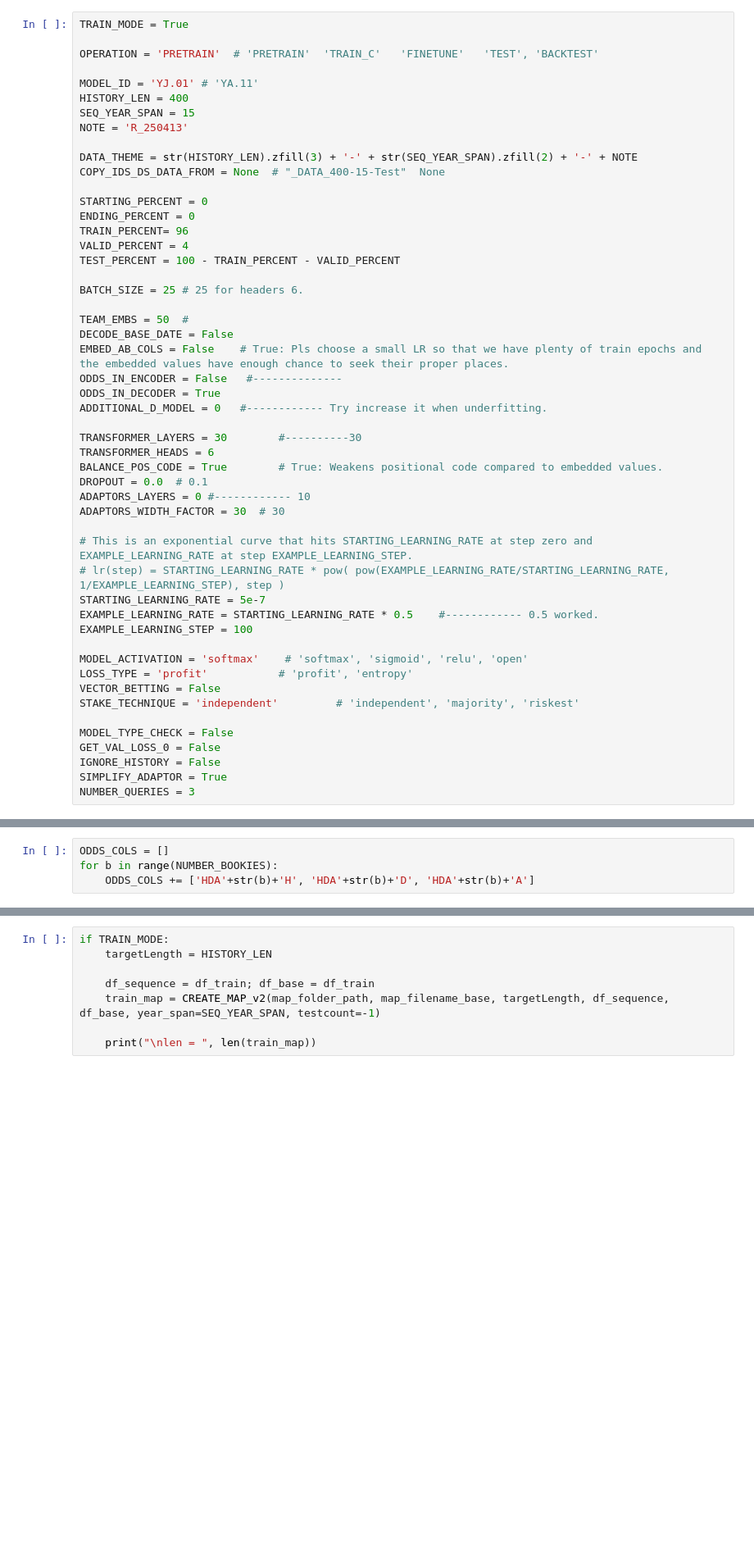
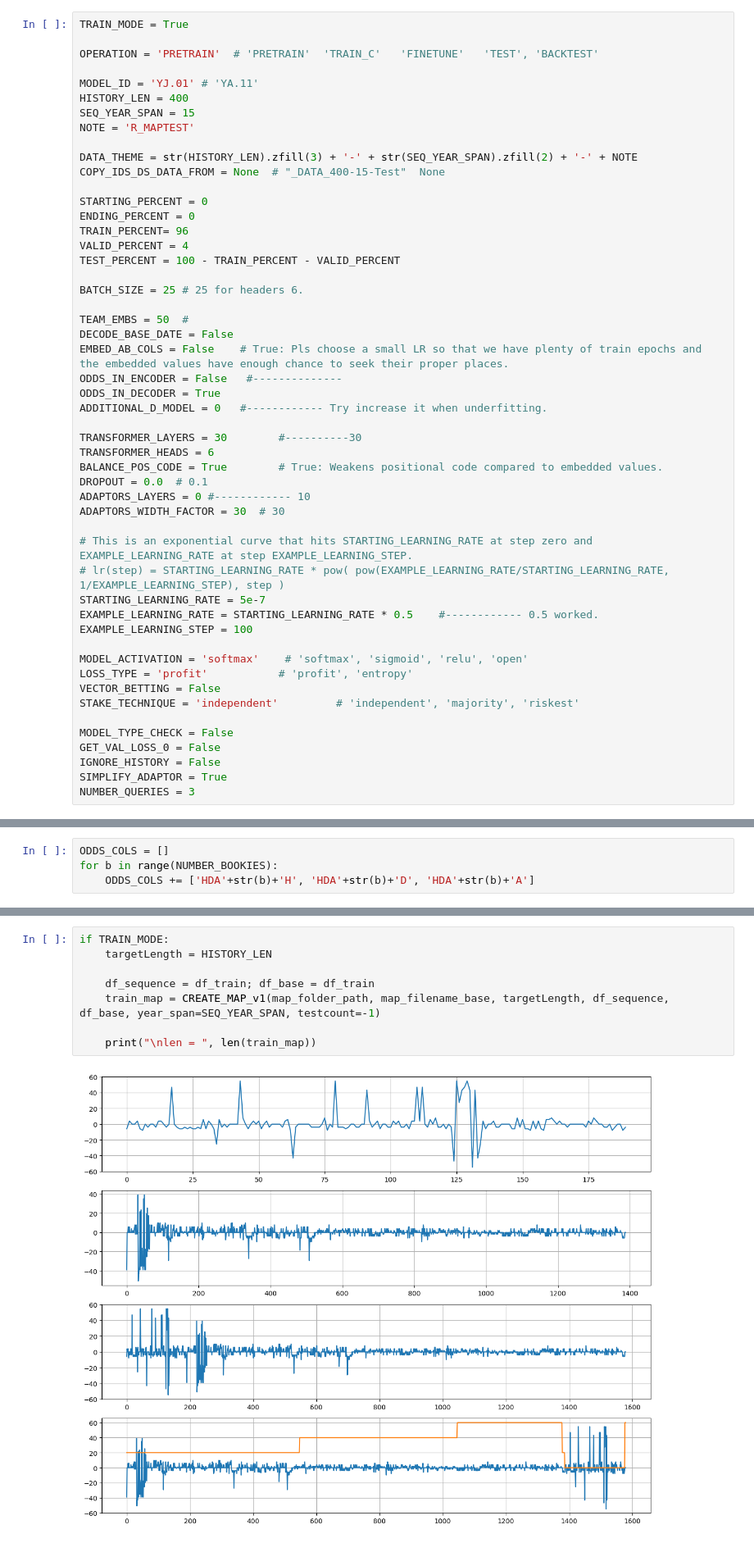
Before and after one commit to MachineLearningMike/Football_Betting_III, a Jupyter notebook: YJ_test.ipynb, the cells around one changed output, grey strips where cells are left out. Shown at 82% size. Saved outputs shown, nothing was run; the diff lists cells and outputs as text; blank space fills up the shorter version.

```diff
--- a/YJ_test.ipynb
+++ b/YJ_test.ipynb
@@ -23,7 +23,7 @@ OPERATION = 'PRETRAIN'  # 'PRETRAIN'  'TRAIN_C'   'FINETUNE'   'TEST', 'BACKTEST
 MODEL_ID = 'YJ.01' # 'YA.11'
 HISTORY_LEN = 400
 SEQ_YEAR_SPAN = 15
-NOTE = 'R_250413'
+NOTE = 'R_MAPTEST'
 
 DATA_THEME = str(HISTORY_LEN).zfill(3) + '-' + str(SEQ_YEAR_SPAN).zfill(2) + '-' + NOTE
 COPY_IDS_DS_DATA_FROM = None  # "_DATA_400-15-Test"  None
@@ -480,9 +523,10 @@ def CREATE_MAP_v2(folder, idMap_filename, targetLength, df_sequence, df_base, ye
 # %%
 if TRAIN_MODE:
     targetLength = HISTORY_LEN
 
     df_sequence = df_train; df_base = df_train
-    train_map = CREATE_MAP_v2(map_folder_path, map_filename_base, targetLength, df_sequence, df_base, year_span=SEQ_YEAR_SPAN, testcount=-1)
+    train_map = CREATE_MAP_v1(map_folder_path, map_filename_base, targetLength, df_sequence, df_base, year_span=SEQ_YEAR_SPAN, testcount=-1)
 
     print("\nlen = ", len(train_map))
 # %% [output]
+[figure, added]
```
Also changed, not shown: parts of 3 cells of this notebook, 4 other files.
